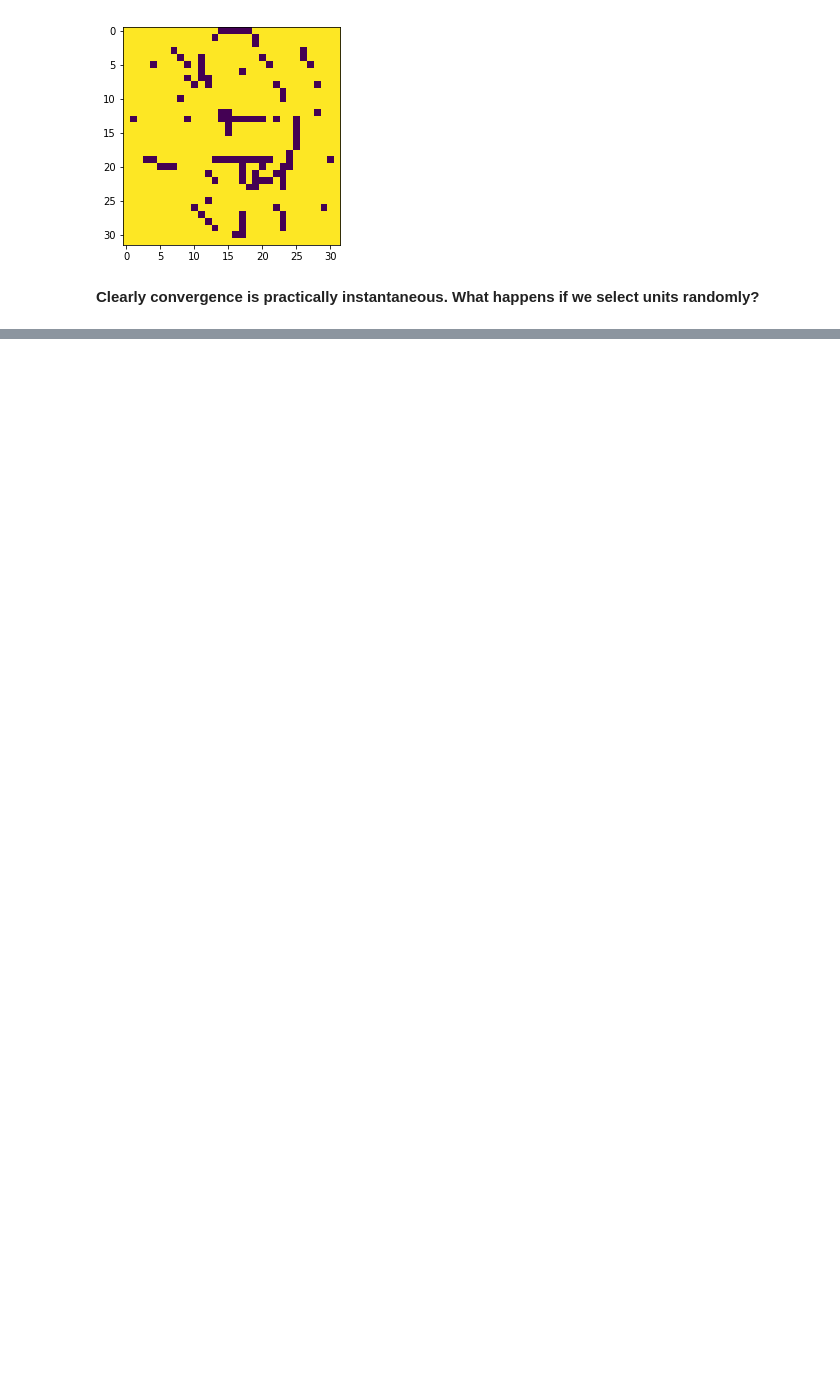
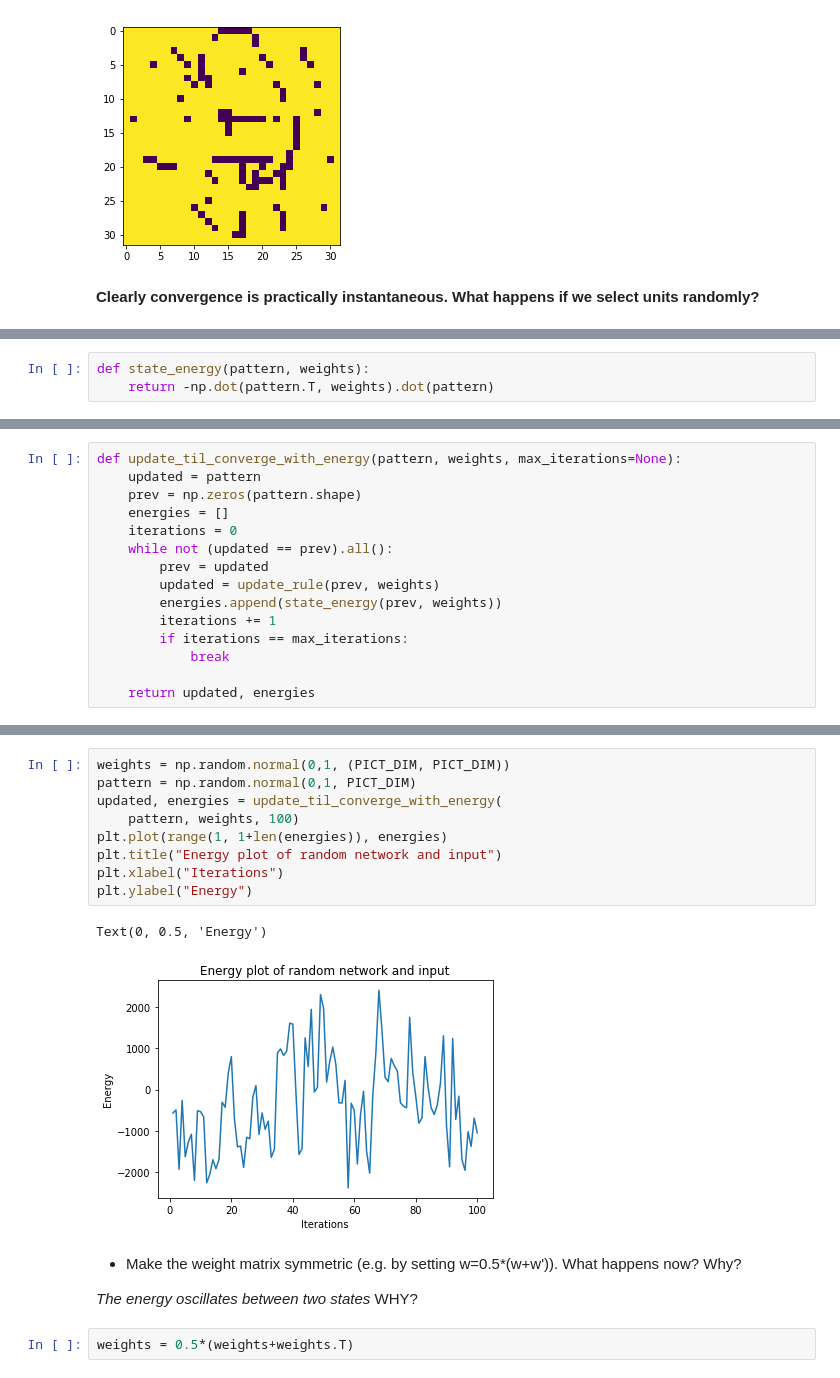
Before and after one commit to vbodell/DD2437, a Jupyter notebook: lab3/victor.ipynb, the cells around one changed output, grey strips where cells are left out. Cells and saved outputs as stored; diff of their text form; blank space fills up the shorter version.

```diff
--- a/lab3/victor.ipynb
+++ b/lab3/victor.ipynb
@@ -258,0 +264,3 @@ True
+# %%
+def state_energy(pattern, weights):
+    return -np.dot(pattern.T, weights).dot(pattern)
@@ -258,0 +287,15 @@ True
+# %%
+def update_til_converge_with_energy(pattern, weights, max_iterations=None):
+    updated = pattern
+    prev = np.zeros(pattern.shape)
+    energies = []
+    iterations = 0
+    while not (updated == prev).all():
+        prev = updated
+        updated = update_rule(prev, weights)
+        energies.append(state_energy(prev, weights))
+        iterations += 1
+        if iterations == max_iterations:
+            break
+
+    return updated, energies
@@ -258,0 +312,18 @@ True
+# %%
+weights = np.random.normal(0,1, (PICT_DIM, PICT_DIM))
+pattern = np.random.normal(0,1, PICT_DIM)
+updated, energies = update_til_converge_with_energy(
+    pattern, weights, 100)
+plt.plot(range(1, 1+len(energies)), energies)
+plt.title("Energy plot of random network and input")
+plt.xlabel("Iterations")
+plt.ylabel("Energy")
+# %% [output]
+Text(0, 0.5, 'Energy')
+[figure, added]
+# %% [markdown]
+- Make the weight matrix symmetric (e.g. by setting w=0.5*(w+w')). What happens now? Why?
+
+*The energy oscillates between two states* WHY?
+# %%
+weights = 0.5*(weights+weights.T)
```
Also changed, not shown: parts of 21 cells of this notebook.
